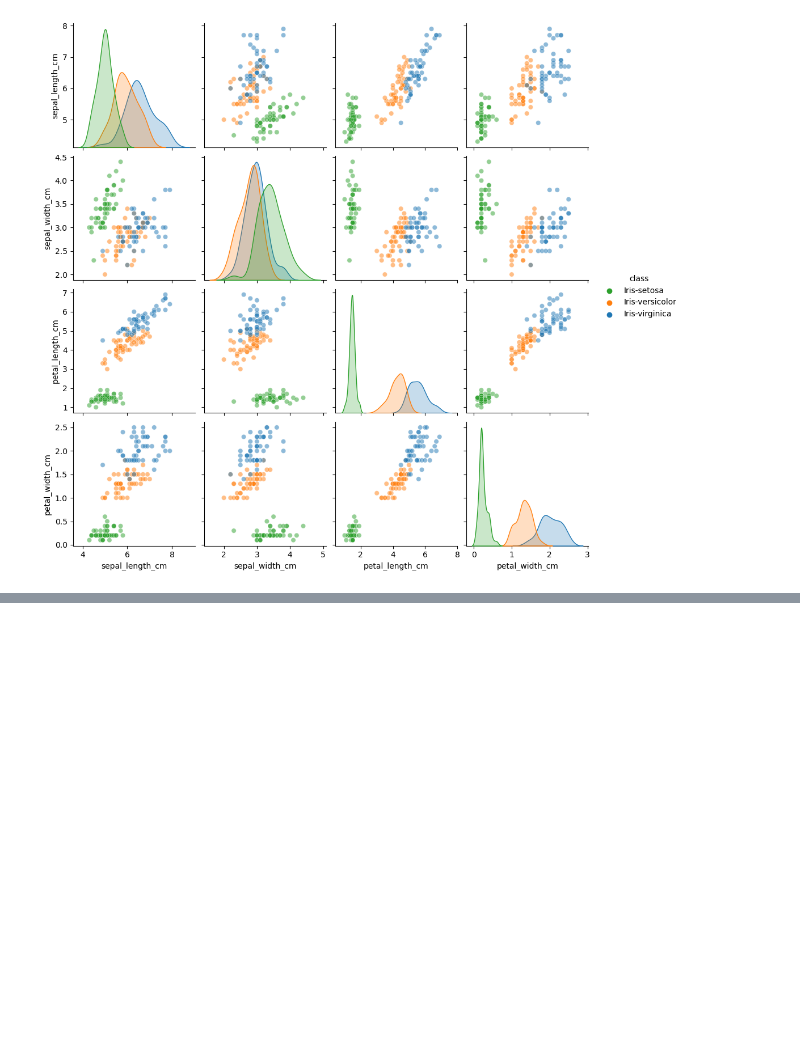
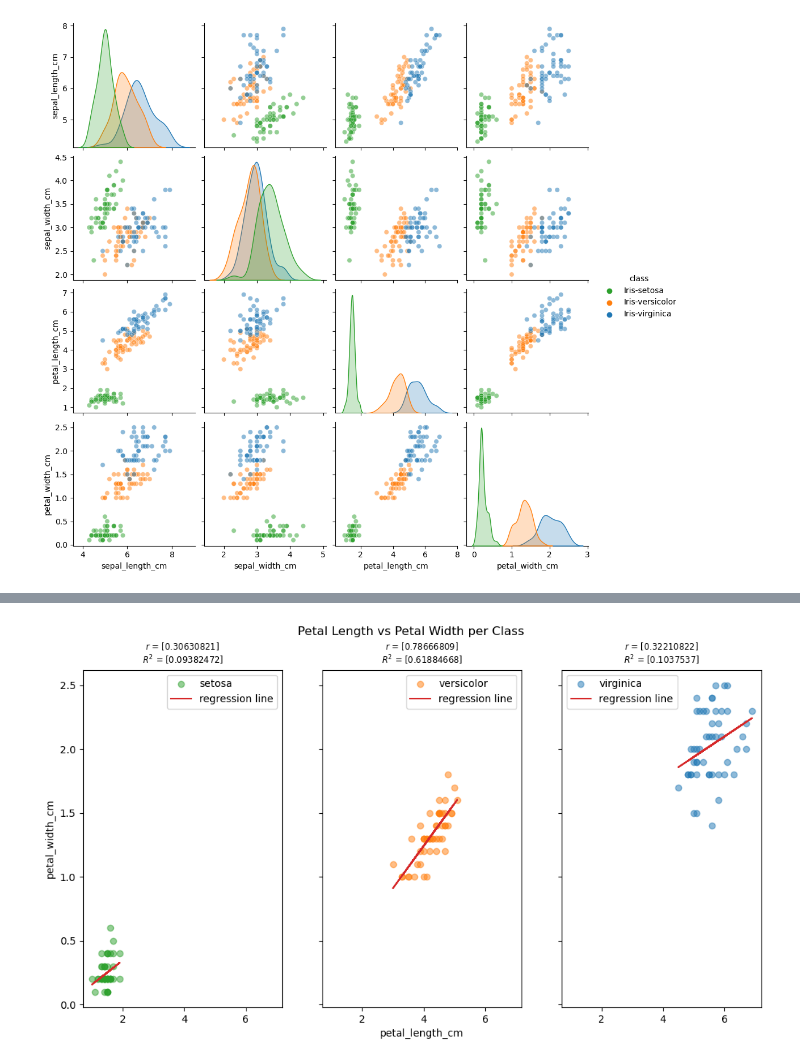
Before and after one commit to eoghanpw/pands-project, a Jupyter notebook: iris_analysis.ipynb, the cells around one changed output, grey strips where cells are left out. Saved outputs shown, nothing was run; the diff lists cells and outputs as text; code cells hidden in the pictures; blank space fills up the shorter version.

```diff
--- a/iris_analysis.ipynb
+++ b/iris_analysis.ipynb
@@ -302,0 +396,94 @@ sepal_width_cm
+# %%
+# Function to create scatter plots and add regression lines
+# and coefficients for each class.
+
+def coefficients_plot_class(x, y):
+
+    # Get petal lengths and petal widths per class from data set.
+    setosa_x = iris[iris["class"] == "Iris-setosa"][x]
+    setosa_y = iris[iris["class"] == "Iris-setosa"][y]
+
+    versicolor_x = iris[iris["class"] == "Iris-versicolor"][x]
+    versicolor_y = iris[iris["class"] == "Iris-versicolor"][y]
+
+    virginica_x = iris[iris["class"] == "Iris-virginica"][x]
+    virginica_y = iris[iris["class"] == "Iris-virginica"][y]
+
+    # Get the coefficents for regression lines with numpy.
+    setosa_coefficients = np.polyfit(setosa_x, setosa_y, 1)
+    best_fit_setosa = np.poly1d(setosa_coefficients)
+
+    versicolor_coefficients = np.polyfit(versicolor_x, versicolor_y, 1)
+    best_fit_versicolor = np.poly1d(versicolor_coefficients)
+
+    virginica_coefficients = np.polyfit(virginica_x, virginica_y, 1)
+    best_fit_virginica = np.poly1d(virginica_coefficients)
+
+    # Get the correlation coefficients (r) with numpy.
+    setosa_r = np.corrcoef(setosa_x, setosa_y)
+    versicolor_r = np.corrcoef(versicolor_x, versicolor_y)
+    virginica_r = np.corrcoef(virginica_x, virginica_y)
+
+    # Get the coefficient of determination (R^2).
+    setosa_r_sqrd = setosa_r ** 2
+    versicolor_r_sqrd = versicolor_r ** 2
+    virginica_r_sqrd = virginica_r ** 2
+
+    # Create figure with matplotlib subplots.
+    fig, (ax1, ax2, ax3) = plt.subplots(1, 3, figsize=(12, 6), sharex=True,
+                                        sharey=True)
+
+    # Plot setosa.
+    ax1.scatter(setosa_x, setosa_y, label="setosa",
+                color="tab:green", alpha=0.5)
+
+    # Add regression line.
+    ax1.plot(setosa_x, best_fit_setosa(setosa_x), "-",
+             color="tab:red", label="regression line")
+
+    # Plot versicolor.
+    ax2.scatter(versicolor_x, versicolor_y, label="versicolor",
+                color="tab:orange", alpha=0.5)
+
+    # Add regression line.
+    ax2.plot(versicolor_x, best_fit_versicolor(versicolor_x), "-",
+             color="tab:red", label="regression line")
+
+    # Plot virginica.
+    ax3.scatter(virginica_x, virginica_y, label="virginica",
+                color="tab:blue", alpha=0.5)
+
+    # Add regression line.
+    ax3.plot(virginica_x, best_fit_virginica(virginica_x), "-",
+             color="tab:red", label="regression line")
+
+    # Set axis labels, legend, title, text.
+    ax1.set_ylabel(y)
+    ax1.legend()
+    ax1.set_title(f"$ r $ = {setosa_r[0,1:]}\n"
+                  f"$ R^{2} $ = {setosa_r_sqrd[0,1:]}",
+                  size="small")
+
+    ax2.set_xlabel(x)
+    ax2.legend()
+    ax2.set_title(f"$ r $ = {versicolor_r[0,1:]}\n"
+                  f"$ R^{2} $ = {versicolor_r_sqrd[0,1:]}",
+                  size="small")
+
+    ax3.legend()
+    ax3.set_title(f"$ r $ = {virginica_r[0,1:]}\n"
+                  f"$ R^{2} $ = {virginica_r_sqrd[0,1:]}",
+                  size="small")
+
+    x_title = (x.replace("_", " ").replace(" cm", "").title())
+    y_title = (y.replace("_", " ").replace(" cm", "").title())
+    fig.suptitle(f"{x_title} vs {y_title} per Class")
+
+    # Show plot.
+    plt.show()
+
+
+# Call the function.
+coefficients_plot_class("petal_length_cm", "petal_width_cm")
+# %% [output]
+[figure, added]
```
Also changed, not shown: parts of 9 cells of this notebook, 1 other file.
